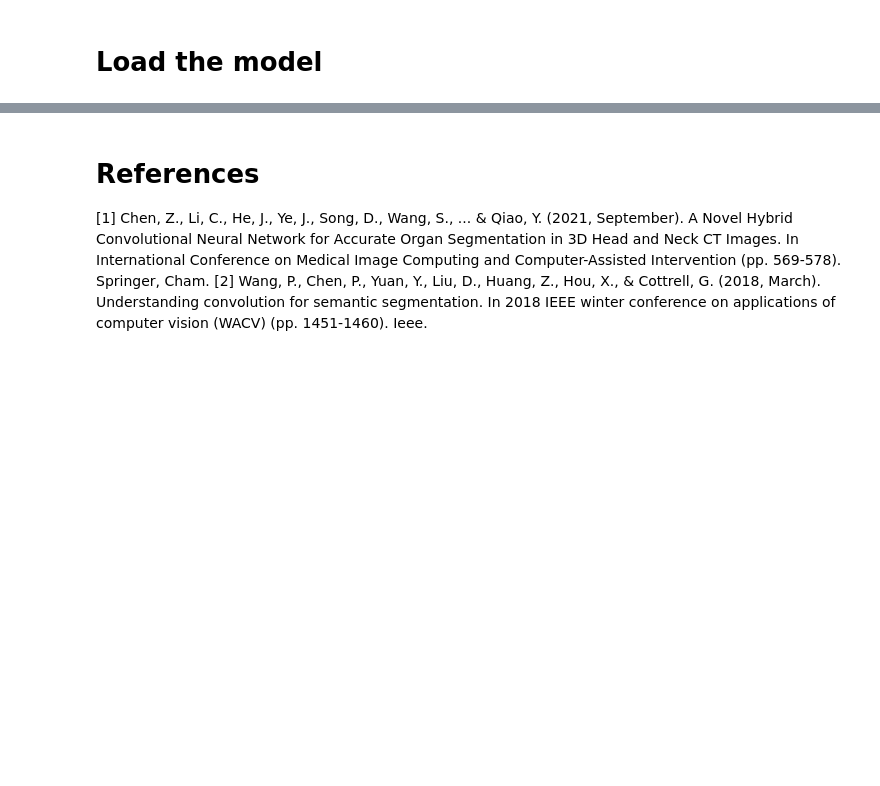
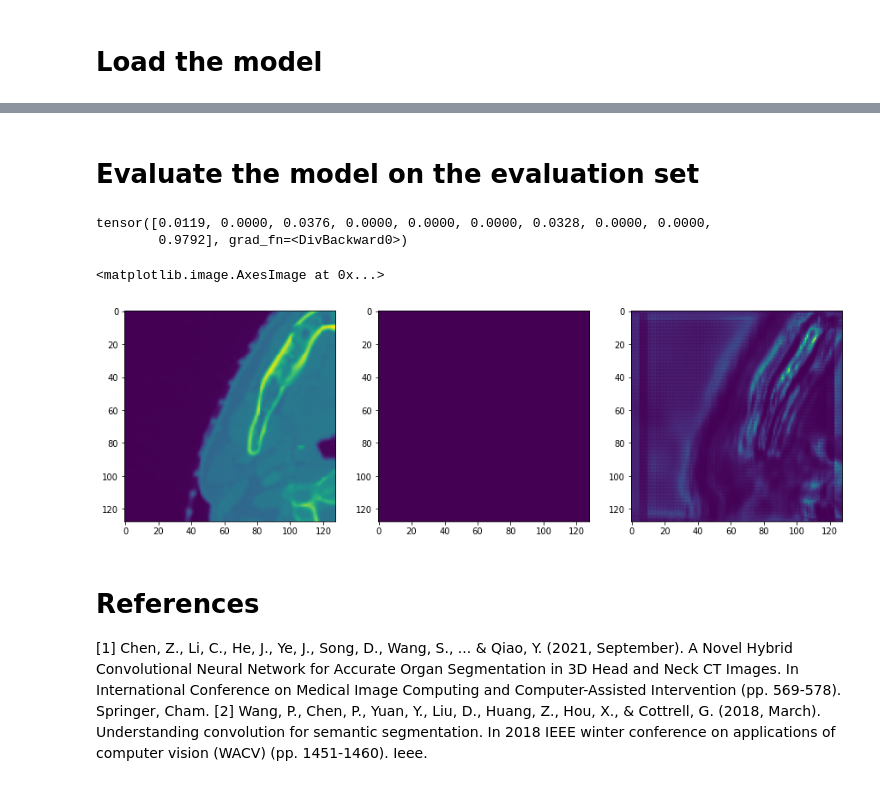
Before and after one commit to Deep-Learning-Reproduction-150/organ-segmentation, a Jupyter notebook: evaluate.ipynb, the cells around one changed output, grey strips where cells are left out. Cells and saved outputs as stored; diff of their text form; code cells hidden in the pictures; blank space fills up the shorter version.

```diff
--- a/evaluate.ipynb
+++ b/evaluate.ipynb
@@ -133,13 +134,17 @@ data = {
                 {
                     "name": "EqualSubCubing",
                     "split": 2,
-                    "padding": 0
+                    "padding": 6
                 }
             ]
         }
 
+data_output_path = Path(".")
+data_creator = DataCreator(data, base_path = data_output_path)
+processed_data_path = data_creator.build_dataset()
+
 eval_dataset = CTDataset(
-    dir_path / "test_offsite" / "data_3d",
+    processed_data_path,
     preload=False,
     label_transforms=data["label_transforms"],
     sample_transforms=data["sample_transforms"],
@@ -147,6 +152,5 @@ eval_dataset = CTDataset(
     label_structure=data["labels"],
     no_logging=False,
 )
-
 eval_data = DataLoader(eval_dataset, batch_size=1, shuffle=False)
 # %% [output]
@@ -160,0 +168,11 @@ DONE    Loading of data completed
+# %%
+eval_dataset = CTDataset(
+    processed_data_path,
+    preload=False,
+    label_transforms=data["label_transforms"],
+    sample_transforms=data["sample_transforms"],
+    output_transforms=data["output_transforms"],
+    label_structure=data["labels"],
+    no_logging=False,
+)
+eval_data = DataLoader(eval_dataset, batch_size=1, shuffle=False)
@@ -201,3 +250,34 @@ plt.imshow(inputs[0,0,:,:,16])
+# %% [markdown]
+# Evaluate the model on the evaluation set
+# %%
+from src.losses import DiceCoefficient
+dsc = DiceCoefficient()
+preds = []
+dsc_per_channel = []
+
+for batch, batch_input in enumerate(eval_data):
+    inputs, labels = batch_input
+    prediction = model(inputs)
+
+    avg, per_channel = dsc(prediction, labels, return_per_channel_dsc=True)
+
+    break
+# %%
+per_channel
+# %% [output]
+tensor([0.0119, 0.0000, 0.0376, 0.0000, 0.0000, 0.0000, 0.0328, 0.0000, 0.0000,
+        0.9792], grad_fn=<DivBackward0>)
+# %%
+from matplotlib import pyplot as plt
+
+fig, axes = plt.subplots(1,3, figsize=(15,10))
+
+axes[0].imshow(inputs[0,0,0,:,:])
+axes[1].imshow(labels[0,0,0,:,:])
+axes[2].imshow(prediction[0,0,0,:,:].detach().numpy())
+# %% [output]
+<matplotlib.image.AxesImage at 0x...>
+[figure, added]
 # %% [markdown]
 # References
 
```
Also changed, not shown: parts of 8 cells of this notebook.
